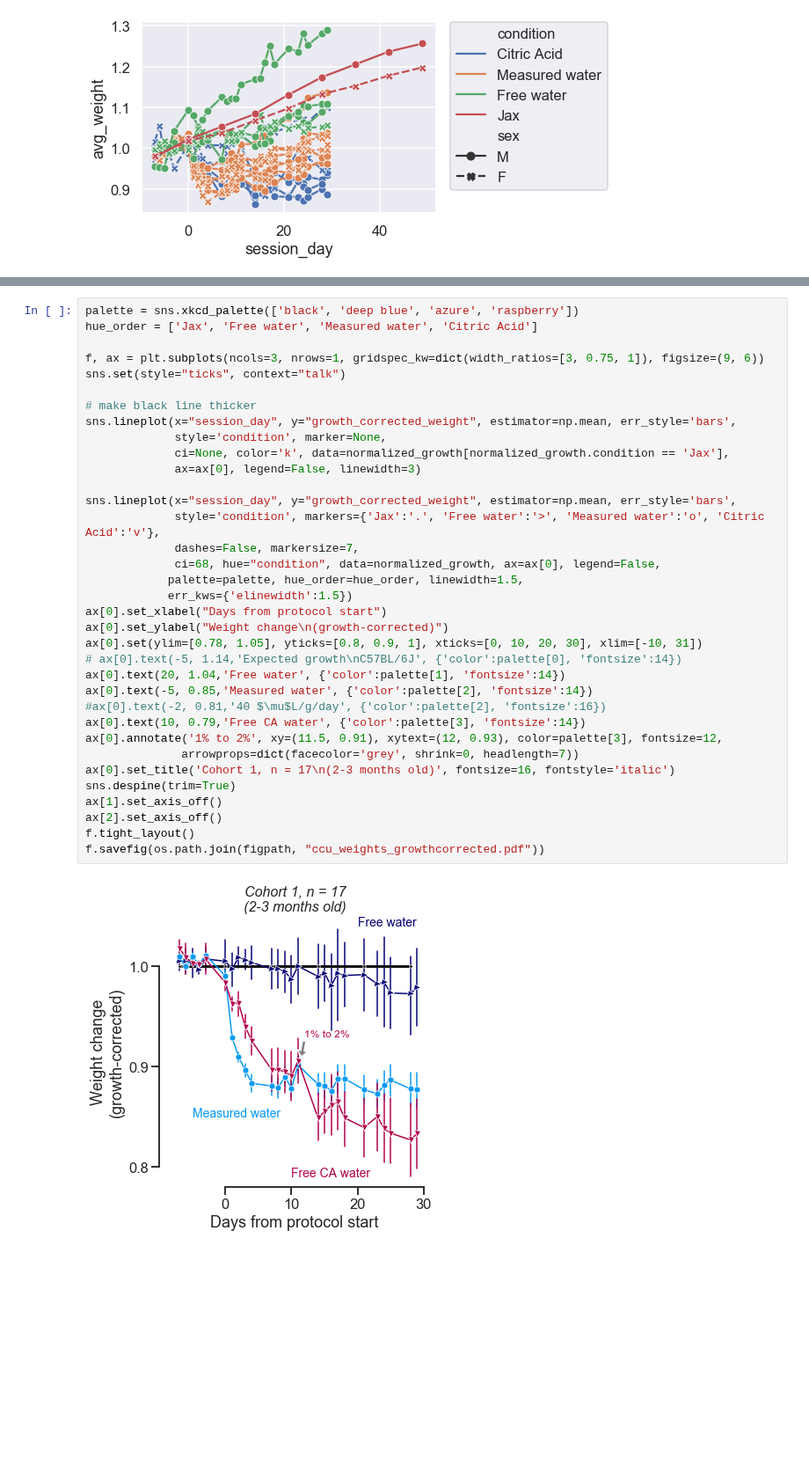
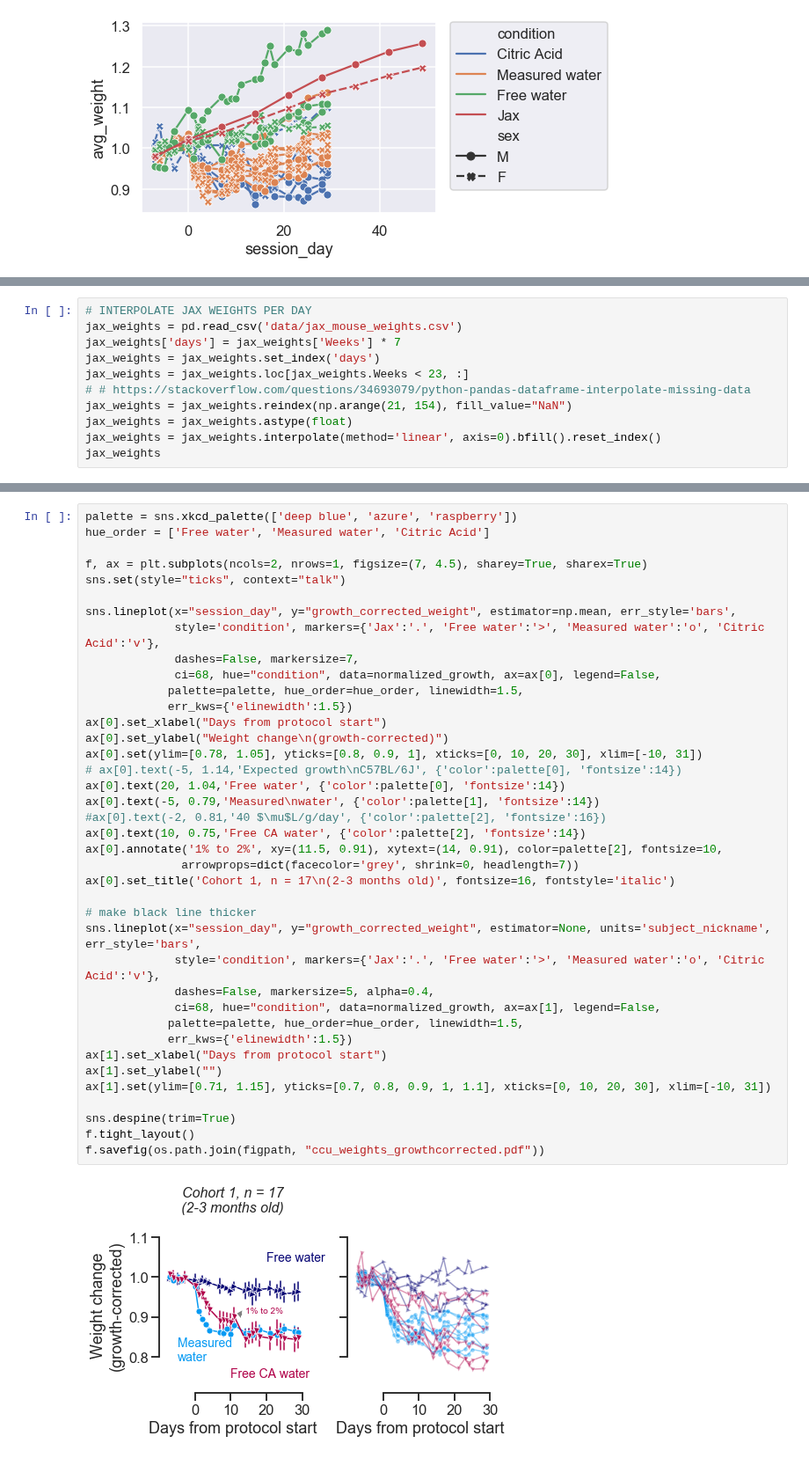
Before and after one commit to int-brain-lab/citricAcid, a Jupyter notebook: thirst_ccu.ipynb, the cells around one changed output, grey strips where cells are left out. Shown at 88% size. Cells and saved outputs as stored; diff of their text form; blank space fills up the shorter version.

Commit message:
new figure 1 - 1 with individual weight curves

```diff
--- a/thirst_ccu.ipynb
+++ b/thirst_ccu.ipynb
@@ -370,0 +353,11 @@ expected_growth_female = expected_growth_female.interpolate(method='linear', axi
+# %%
+# INTERPOLATE JAX WEIGHTS PER DAY
+jax_weights = pd.read_csv('data/jax_mouse_weights.csv')
+jax_weights['days'] = jax_weights['Weeks'] * 7
+jax_weights = jax_weights.set_index('days')
+jax_weights = jax_weights.loc[jax_weights.Weeks < 23, :]
+# # https://stackoverflow.com/questions/34693079/python-pandas-dataframe-interpolate-missing-data
+jax_weights = jax_weights.reindex(np.arange(21, 154), fill_value="NaN")
+jax_weights = jax_weights.astype(float)
+jax_weights = jax_weights.interpolate(method='linear', axis=0).bfill().reset_index()
+jax_weights
@@ -401,39 +411,43 @@ with sns.axes_style("darkgrid"):
 # %%
-palette = sns.xkcd_palette(['black', 'deep blue', 'azure', 'raspberry'])
-hue_order = ['Jax', 'Free water', 'Measured water', 'Citric Acid']
+palette = sns.xkcd_palette(['deep blue', 'azure', 'raspberry'])
+hue_order = ['Free water', 'Measured water', 'Citric Acid']
 
-f, ax = plt.subplots(ncols=3, nrows=1, gridspec_kw=dict(width_ratios=[3, 0.75, 1]), figsize=(9, 6))
+f, ax = plt.subplots(ncols=2, nrows=1, figsize=(7, 4.5), sharey=True, sharex=True)
 sns.set(style="ticks", context="talk")
-
-# make black line thicker
-sns.lineplot(x="session_day", y="growth_corrected_weight", estimator=np.mean, err_style='bars',
-             style='condition', marker=None,
-             ci=None, color='k', data=normalized_growth[normalized_growth.condition == 'Jax'],
-             ax=ax[0], legend=False, linewidth=3)
 
 sns.lineplot(x="session_day", y="growth_corrected_weight", estimator=np.mean, err_style='bars',
              style='condition', markers={'Jax':'.', 'Free water':'>', 'Measured water':'o', 'Citric Acid':'v'},
              dashes=False, markersize=7,
              ci=68, hue="condition", data=normalized_growth, ax=ax[0], legend=False,
             palette=palette, hue_order=hue_order, linewidth=1.5,
             err_kws={'elinewidth':1.5})
 ax[0].set_xlabel("Days from protocol start")
 ax[0].set_ylabel("Weight change\n(growth-corrected)")
 ax[0].set(ylim=[0.78, 1.05], yticks=[0.8, 0.9, 1], xticks=[0, 10, 20, 30], xlim=[-10, 31])
 # ax[0].text(-5, 1.14,'Expected growth\nC57BL/6J', {'color':palette[0], 'fontsize':14})
-ax[0].text(20, 1.04,'Free water', {'color':palette[1], 'fontsize':14})
-ax[0].text(-5, 0.85,'Measured water', {'color':palette[2], 'fontsize':14})
+ax[0].text(20, 1.04,'Free water', {'color':palette[0], 'fontsize':14})
+ax[0].text(-5, 0.79,'Measured\nwater', {'color':palette[1], 'fontsize':14})
 #ax[0].text(-2, 0.81,'40 $\mu$L/g/day', {'color':palette[2], 'fontsize':16})
-ax[0].text(10, 0.79,'Free CA water', {'color':palette[3], 'fontsize':14})
-ax[0].annotate('1% to 2%', xy=(11.5, 0.91), xytext=(12, 0.93), color=palette[3], fontsize=12,
+ax[0].text(10, 0.75,'Free CA water', {'color':palette[2], 'fontsize':14})
+ax[0].annotate('1% to 2%', xy=(11.5, 0.91), xytext=(14, 0.91), color=palette[2], fontsize=10,
               arrowprops=dict(facecolor='grey', shrink=0, headlength=7))
 ax[0].set_title('Cohort 1, n = 17\n(2-3 months old)', fontsize=16, fontstyle='italic')
+
+# make black line thicker
+sns.lineplot(x="session_day", y="growth_corrected_weight", estimator=None, units='subject_nickname', err_style='bars',
+             style='condition', markers={'Jax':'.', 'Free water':'>', 'Measured water':'o', 'Citric Acid':'v'},
+             dashes=False, markersize=5, alpha=0.4,
+             ci=68, hue="condition", data=normalized_growth, ax=ax[1], legend=False,
+            palette=palette, hue_order=hue_order, linewidth=1.5,
+            err_kws={'elinewidth':1.5})
+ax[1].set_xlabel("Days from protocol start")
+ax[1].set_ylabel("")
+ax[1].set(ylim=[0.71, 1.15], yticks=[0.7, 0.8, 0.9, 1, 1.1], xticks=[0, 10, 20, 30], xlim=[-10, 31])
+
 sns.despine(trim=True)
-ax[1].set_axis_off()
-ax[2].set_axis_off()
 f.tight_layout()
 f.savefig(os.path.join(figpath, "ccu_weights_growthcorrected.pdf"))
 # %% [output]
-[figure, old version]
+[figure, new version]
 # %%
 # 1. what's the maximum weight loss at any time point?
```
Also changed, not shown: parts of 16 cells of this notebook, 10 other files.
